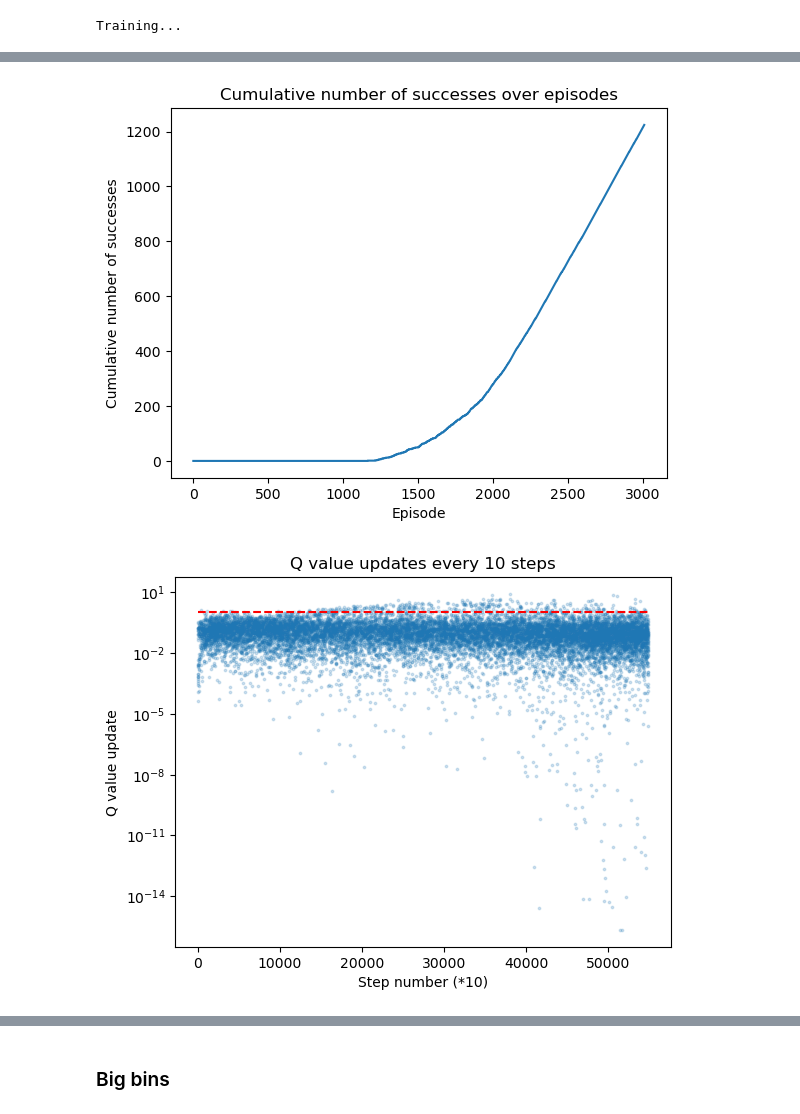
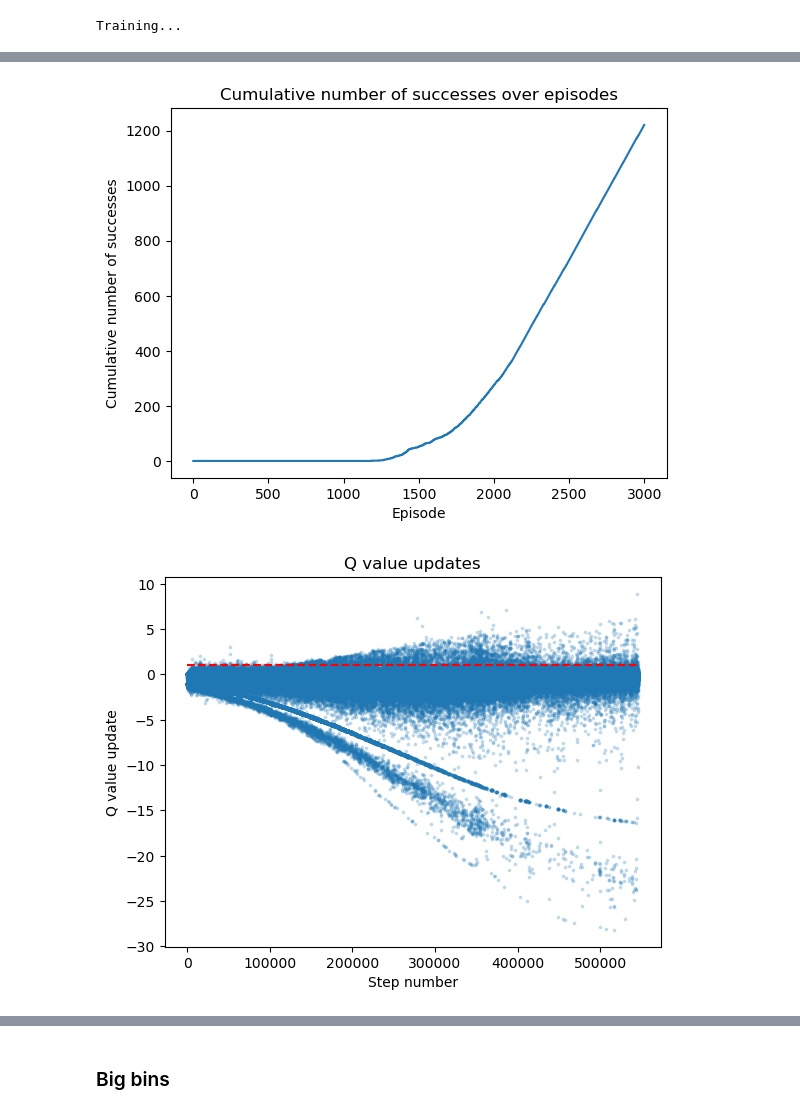
Before and after one commit to silviiaromanato/MountainCartRL, a Jupyter notebook: dyna_nb.ipynb, the cells around one changed output, grey strips where cells are left out. Saved outputs shown, nothing was run; the diff lists cells and outputs as text; code cells hidden in the pictures.

```diff
--- a/dyna_nb.ipynb
+++ b/dyna_nb.ipynb
@@ -127,7 +127,7 @@ class DynaAgent():
         return done,truncated,reward_step
 
     def update(self,epsilon,render=False):
-        if self.nb_training_episodes%250==0:#store max q values and trajectories every 250 episodes
+        if self.nb_training_episodes%100==0:#store max q values and trajectories every 250 episodes
                 self.stored_max_q_every_250_episodes.append(np.max(self.Q,axis=-1))
                 self.stored_trajectories_every_250_episodes.append([self.state])
                 store_traj=True
@@ -455,5 +545,5 @@ dyna_small.training(3000,reset=True,render=False)
 # %% [output]
 Training...
 # %%
-plot_all(dyna_small)
+plot_all(dyna_small,step=1)
 # %% [output]
@@ -462,2 +552,2 @@ plot_all(dyna_small)
-[figure, old version]
+[figure, new version]
-[figure, old version]
+[figure, new version]
```
Also changed, not shown: parts of 18 cells of this notebook.
